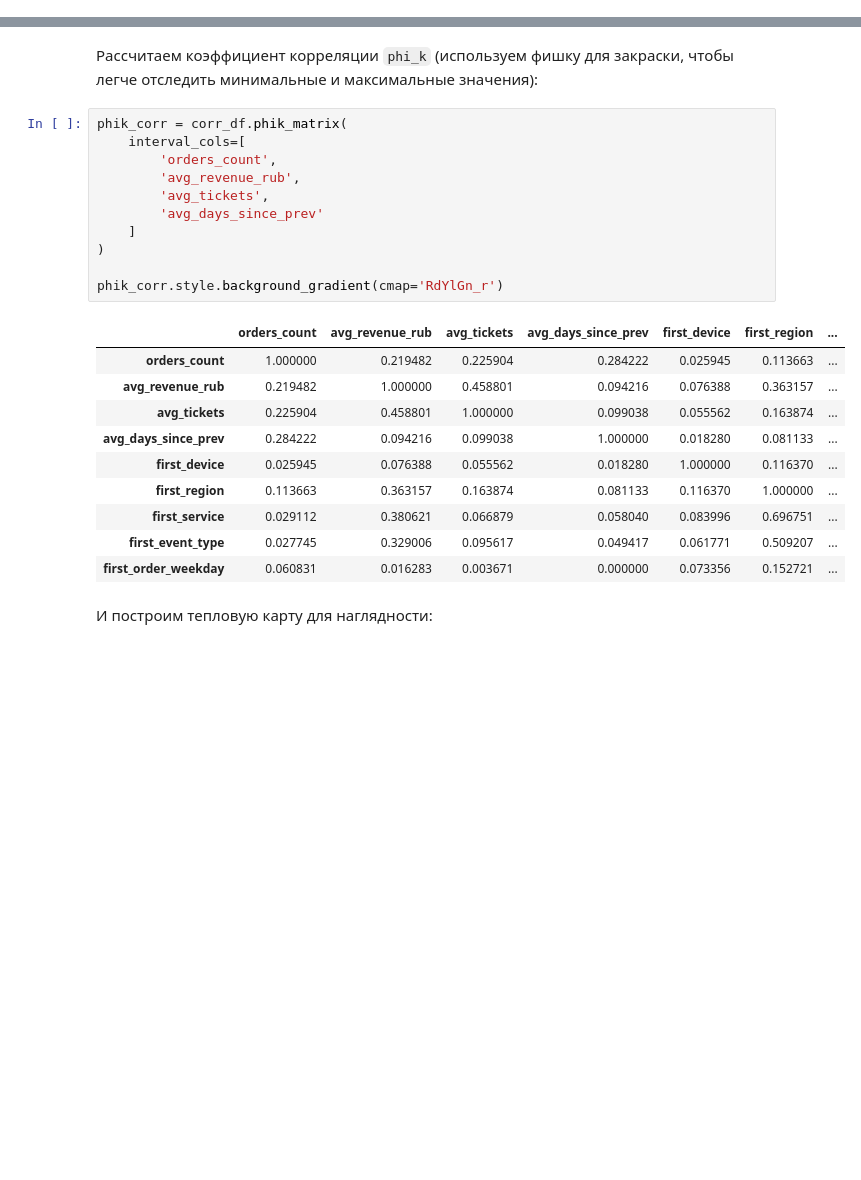
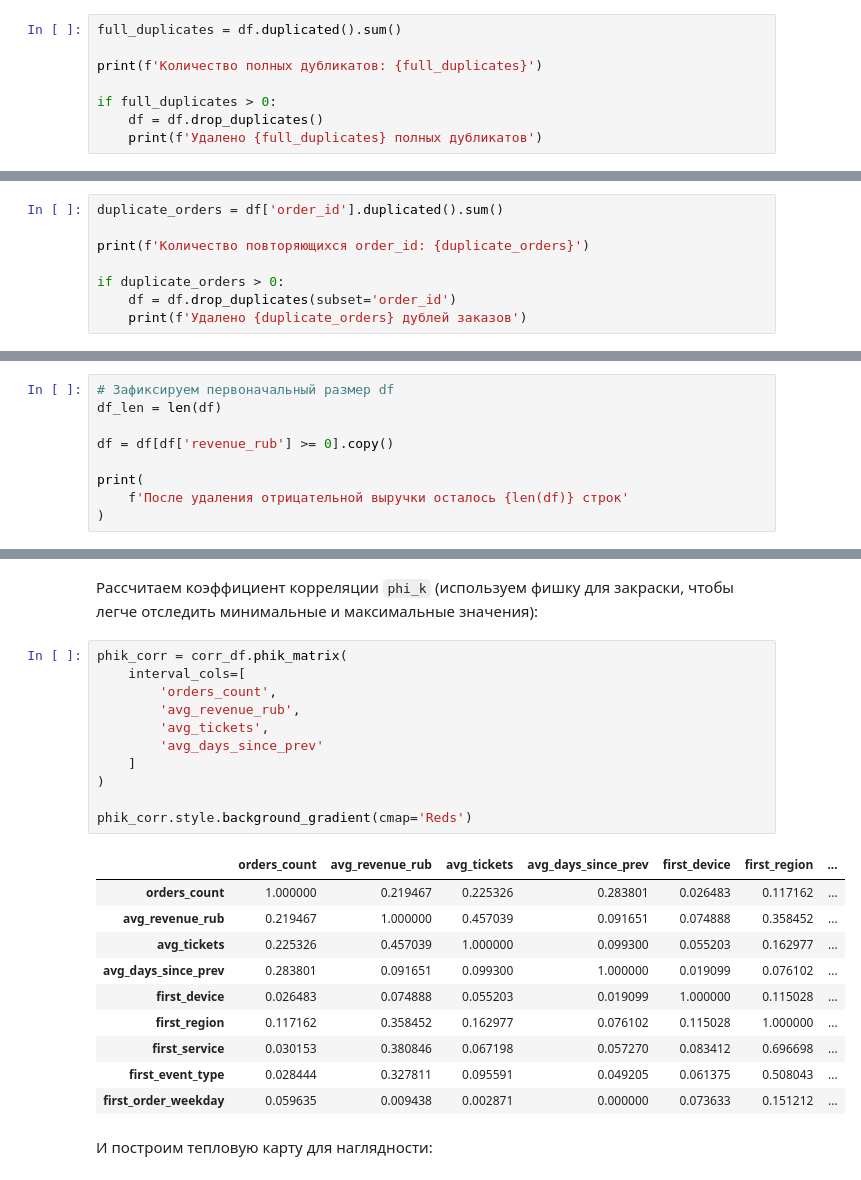
Before and after one commit to anthony-bogi/DS_Sprint9_Yandex_Afisha, a Jupyter notebook: Sprint9_project_Yandex_Afisha.ipynb, the cells around one changed output, grey strips where cells are left out. Saved outputs shown, nothing was run; the diff lists cells and outputs as text; blank space fills up the shorter version.

```diff
--- a/Sprint9_project_Yandex_Afisha.ipynb
+++ b/Sprint9_project_Yandex_Afisha.ipynb
@@ -509,0 +550,8 @@ memory usage: 18.9+ MB
+# %%
+full_duplicates = df.duplicated().sum()
+
+print(f'Количество полных дубликатов: {full_duplicates}')
+
+if full_duplicates > 0:
+    df = df.drop_duplicates()
+    print(f'Удалено {full_duplicates} полных дубликатов')
@@ -509,0 +564,8 @@ memory usage: 18.9+ MB
+# %%
+duplicate_orders = df['order_id'].duplicated().sum()
+
+print(f'Количество повторяющихся order_id: {duplicate_orders}')
+
+if duplicate_orders > 0:
+    df = df.drop_duplicates(subset='order_id')
+    print(f'Удалено {duplicate_orders} дублей заказов')
@@ -756,0 +826,9 @@ np.int64(381)
+# %%
+# Зафиксируем первоначальный размер df
+df_len = len(df)
+
+df = df[df['revenue_rub'] >= 0].copy()
+
+print(
+    f'После удаления отрицательной выручки осталось {len(df)} строк'
+)
@@ -2559,25 +2646,25 @@ corr_df = user_profile_filtered[
 # %%
 phik_corr = corr_df.phik_matrix(
     interval_cols=[
         'orders_count',
         'avg_revenue_rub',
         'avg_tickets',
         'avg_days_since_prev'
     ]
 )
 
-phik_corr.style.background_gradient(cmap='RdYlGn_r')
+phik_corr.style.background_gradient(cmap='Reds')
 # %% [output]
 |  | orders_count | avg_revenue_rub | avg_tickets | avg_days_since_prev | first_device | first_region | ... |
-| orders_count | 1.000000 | 0.219482 | 0.225904 | 0.284222 | 0.025945 | 0.113663 | ... |
-| avg_revenue_rub | 0.219482 | 1.000000 | 0.458801 | 0.094216 | 0.076388 | 0.363157 | ... |
-| avg_tickets | 0.225904 | 0.458801 | 1.000000 | 0.099038 | 0.055562 | 0.163874 | ... |
-| avg_days_since_prev | 0.284222 | 0.094216 | 0.099038 | 1.000000 | 0.018280 | 0.081133 | ... |
-| first_device | 0.025945 | 0.076388 | 0.055562 | 0.018280 | 1.000000 | 0.116370 | ... |
-| first_region | 0.113663 | 0.363157 | 0.163874 | 0.081133 | 0.116370 | 1.000000 | ... |
-| first_service | 0.029112 | 0.380621 | 0.066879 | 0.058040 | 0.083996 | 0.696751 | ... |
-| first_event_type | 0.027745 | 0.329006 | 0.095617 | 0.049417 | 0.061771 | 0.509207 | ... |
-| first_order_weekday | 0.060831 | 0.016283 | 0.003671 | 0.000000 | 0.073356 | 0.152721 | ... |
+| orders_count | 1.000000 | 0.219467 | 0.225326 | 0.283801 | 0.026483 | 0.117162 | ... |
+| avg_revenue_rub | 0.219467 | 1.000000 | 0.457039 | 0.091651 | 0.074888 | 0.358452 | ... |
+| avg_tickets | 0.225326 | 0.457039 | 1.000000 | 0.099300 | 0.055203 | 0.162977 | ... |
+| avg_days_since_prev | 0.283801 | 0.091651 | 0.099300 | 1.000000 | 0.019099 | 0.076102 | ... |
+| first_device | 0.026483 | 0.074888 | 0.055203 | 0.019099 | 1.000000 | 0.115028 | ... |
+| first_region | 0.117162 | 0.358452 | 0.162977 | 0.076102 | 0.115028 | 1.000000 | ... |
+| first_service | 0.030153 | 0.380846 | 0.067198 | 0.057270 | 0.083412 | 0.696698 | ... |
+| first_event_type | 0.028444 | 0.327811 | 0.095591 | 0.049205 | 0.061375 | 0.508043 | ... |
+| first_order_weekday | 0.059635 | 0.009438 | 0.002871 | 0.000000 | 0.073633 | 0.151212 | ... |
 # %% [markdown]
 И построим тепловую карту для наглядности:
 # %%
```
Also changed, not shown: parts of 144 cells of this notebook.
